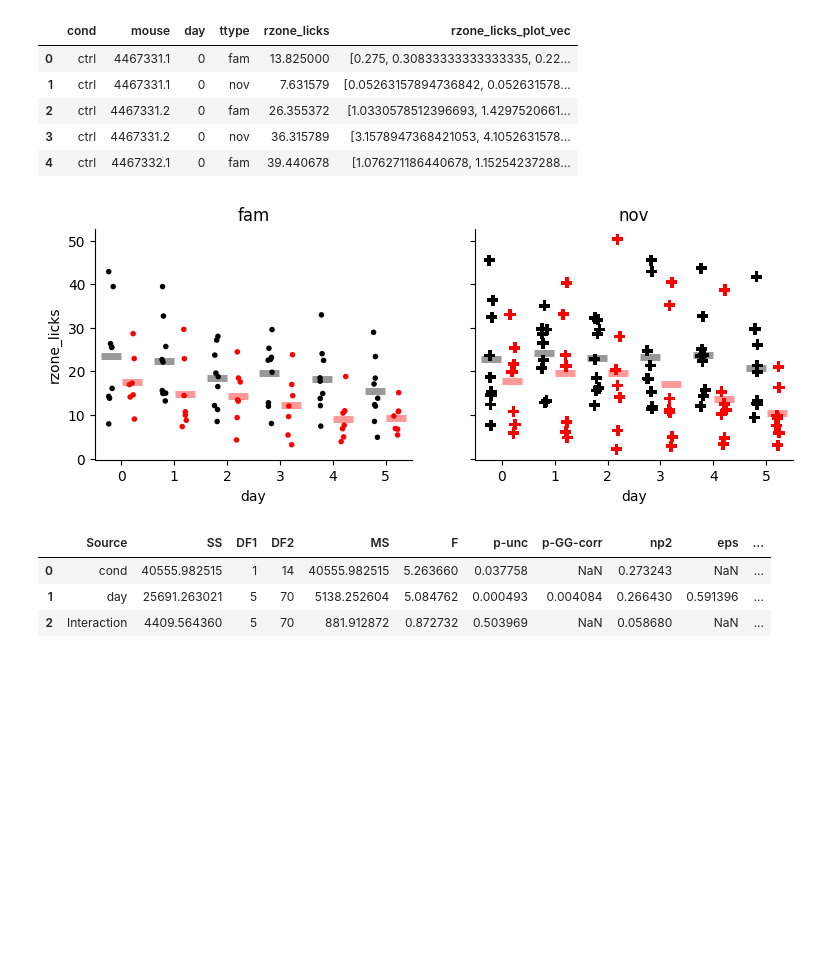
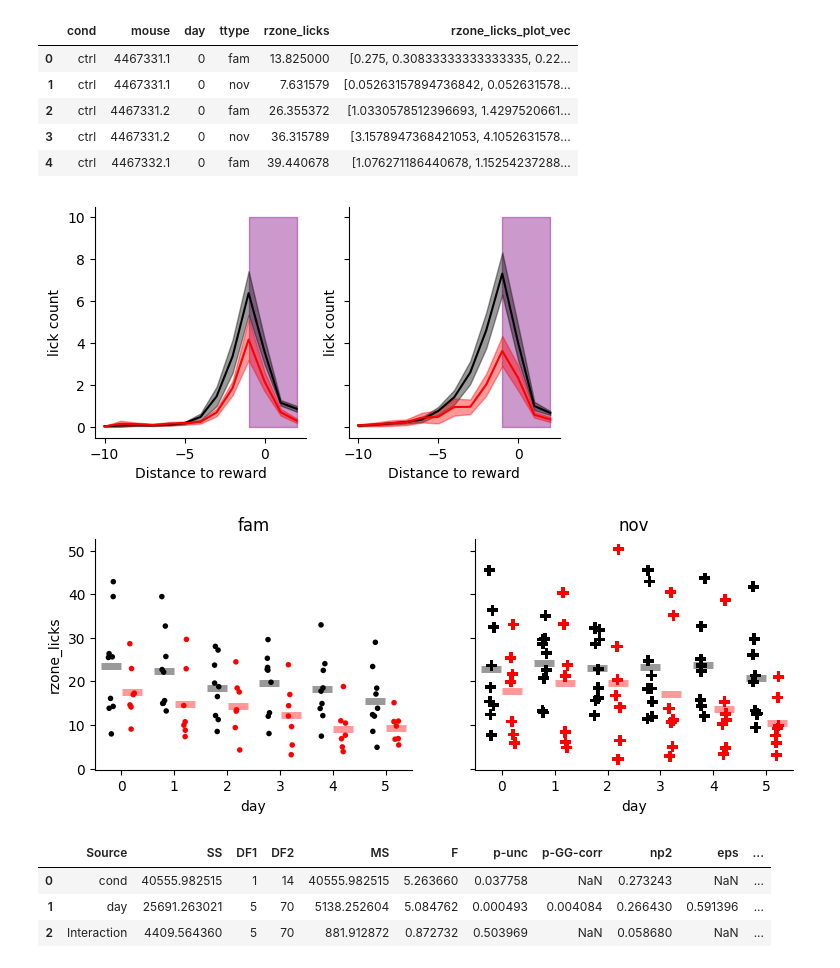
Before and after one commit to GiocomoLab/STX3KO_analyses, a Jupyter notebook: notebooks/figure1/lick_rate.ipynb, the cells around one changed output. Drawn from its saved outputs; the diff is of its cells as text; code cells hidden in the pictures; blank space fills up the shorter version.

```diff
--- a/notebooks/figure1/lick_rate.ipynb
+++ b/notebooks/figure1/lick_rate.ipynb
@@ -22,6 +22,9 @@ plt.rcParams['pdf.fonttype']=42
 
 %load_ext autoreload
 %autoreload 2
+# %%
+figdir = pathlib.Path('/mnt/BigDisk/fig_scratch/stx3/fig1_licks')
+figdir.mkdir(exist_ok=True, parents=True)
 # %%
 rows = []
 x = np.arange(-10,3)
@@ -92,6 +95,37 @@ df.head()
 | 2 | ctrl | 4467331.2 | 0 | fam | 26.355372 | [1.0330578512396693, 1.4297520661... |
 | 3 | ctrl | 4467331.2 | 0 | nov | 36.315789 | [3.1578947368421053, 4.1052631578... |
 | 4 | ctrl | 4467332.1 | 0 | fam | 39.440678 | [1.076271186440678, 1.15254237288... |
+# %%
+day = 5
+
+x = np.arange(-10,3)
+fig, ax =plt.subplots(1,2, sharey=True, sharex=True, figsize=[6,3])
+
+
+ttype = 'fam'
+cond = 'ctrl'
+for cond, color in zip(('ctrl', 'ko'), ('black','red')):
+    for i, ttype in enumerate(('fam', 'nov')):
+
+        mask = (df['cond']==cond) * (df['day']==day) * (df['ttype']==ttype)
+
+        licks = np.vstack(df.loc[mask,'rzone_licks_plot_vec'].values)
+
+
+        mu, sem = np.nanmean(licks, axis=0), sp.stats.sem(licks, axis=0, nan_policy='omit')
+        ax[i].plot(x, mu, color=color)
+        ax[i].fill_between(x, mu-sem, mu+sem, color=color, alpha=.4)
+
+for a in ax.flatten():
+    a.fill_betweenx([0,10], -1, 2, alpha=.4, color='purple', zorder=-10)
+    a.spines['top'].set_visible(False)
+    a.spines['right'].set_visible(False)
+
+    a.set_ylabel('lick count')
+    a.set_xlabel('Distance to reward')
+fig.savefig(figdir / f"licks_v_position_day{day}.pdf")
+# %% [output]
+[figure, added]
 # %%
 
 
@@ -132,8 +166,11 @@ for i, nov in enumerate(('fam','nov')):
 for a in ax:
     a.spines['top'].set_visible(False)
     a.spines['right'].set_visible(False)
+
+
+fig.savefig(figdir / "licks_summary.pdf")
 # %% [output]
-[figure, old version]
+[figure, new version]
 # %%
 df['rzone_licks_rank'] = df['rzone_licks'].rank()
 # %%
```
Also changed, not shown: parts of 4 cells of this notebook.
